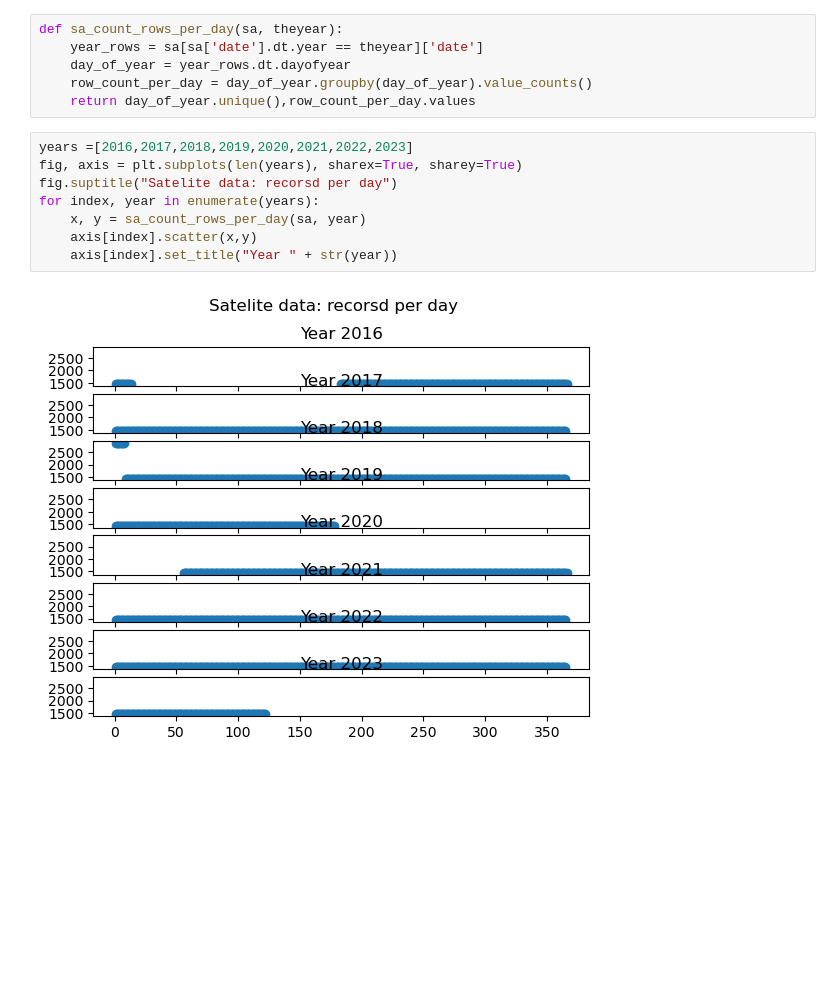
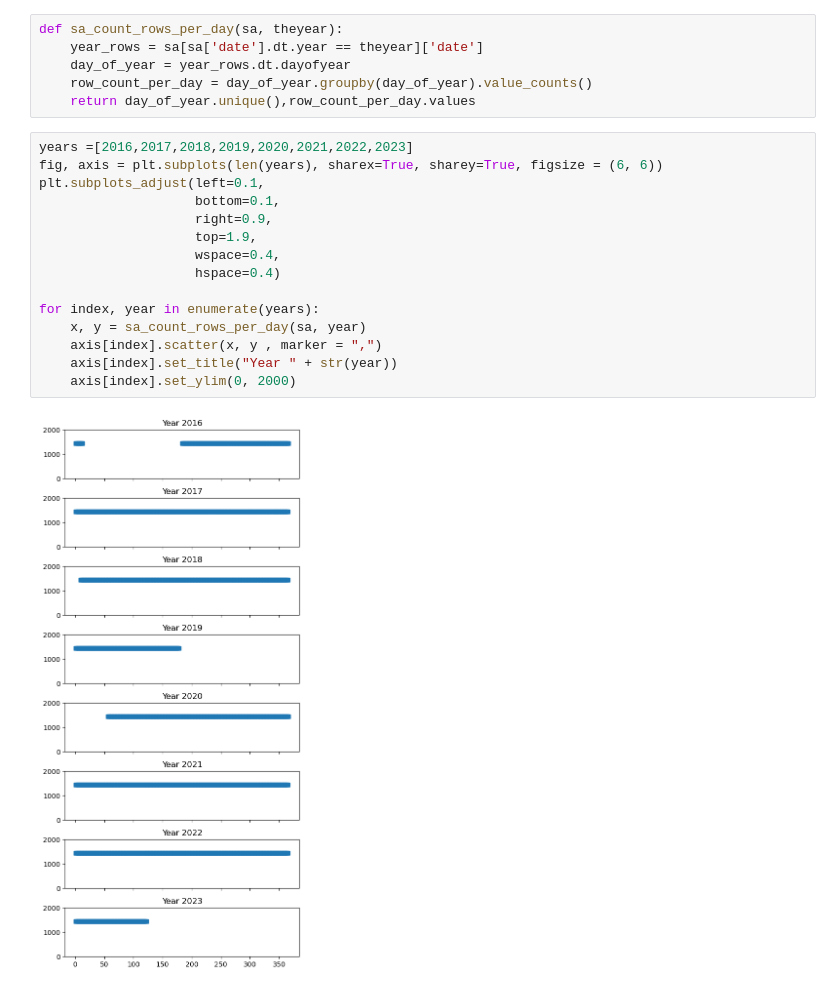
Before and after one commit to luismiguelcasadodiaz/Datanauts_ML, a Jupyter notebook: src/preprocess/plot_count_sat_record.ipynb, the cells around one changed output. Drawn from its saved outputs; the diff is of its cells as text; blank space fills up the shorter version.

```diff
--- a/src/preprocess/plot_count_sat_record.ipynb
+++ b/src/preprocess/plot_count_sat_record.ipynb
@@ -27,11 +27,18 @@ def sa_count_rows_per_day(sa, theyear):
     return day_of_year.unique(),row_count_per_day.values
 # %%
 years =[2016,2017,2018,2019,2020,2021,2022,2023]
-fig, axis = plt.subplots(len(years), sharex=True, sharey=True)
-fig.suptitle("Satelite data: recorsd per day")
+fig, axis = plt.subplots(len(years), sharex=True, sharey=True, figsize = (6, 6))
+plt.subplots_adjust(left=0.1,
+                    bottom=0.1,
+                    right=0.9,
+                    top=1.9,
+                    wspace=0.4,
+                    hspace=0.4)
+
 for index, year in enumerate(years):
     x, y = sa_count_rows_per_day(sa, year)
-    axis[index].scatter(x,y)
+    axis[index].scatter(x, y , marker = ",")
     axis[index].set_title("Year " + str(year))
+    axis[index].set_ylim(0, 2000)
 # %% [output]
-[figure, old version]
+[figure, new version]
```
